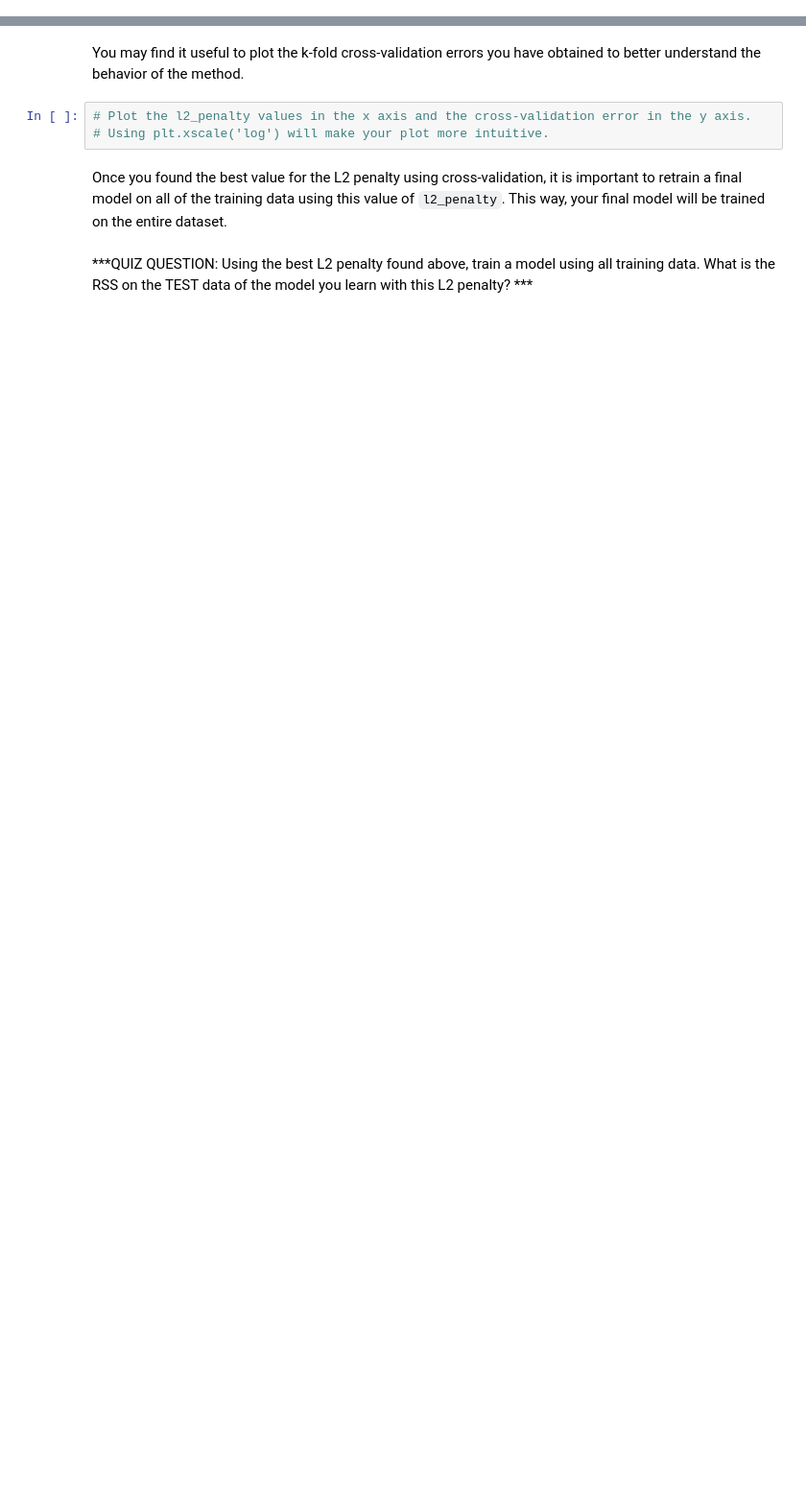
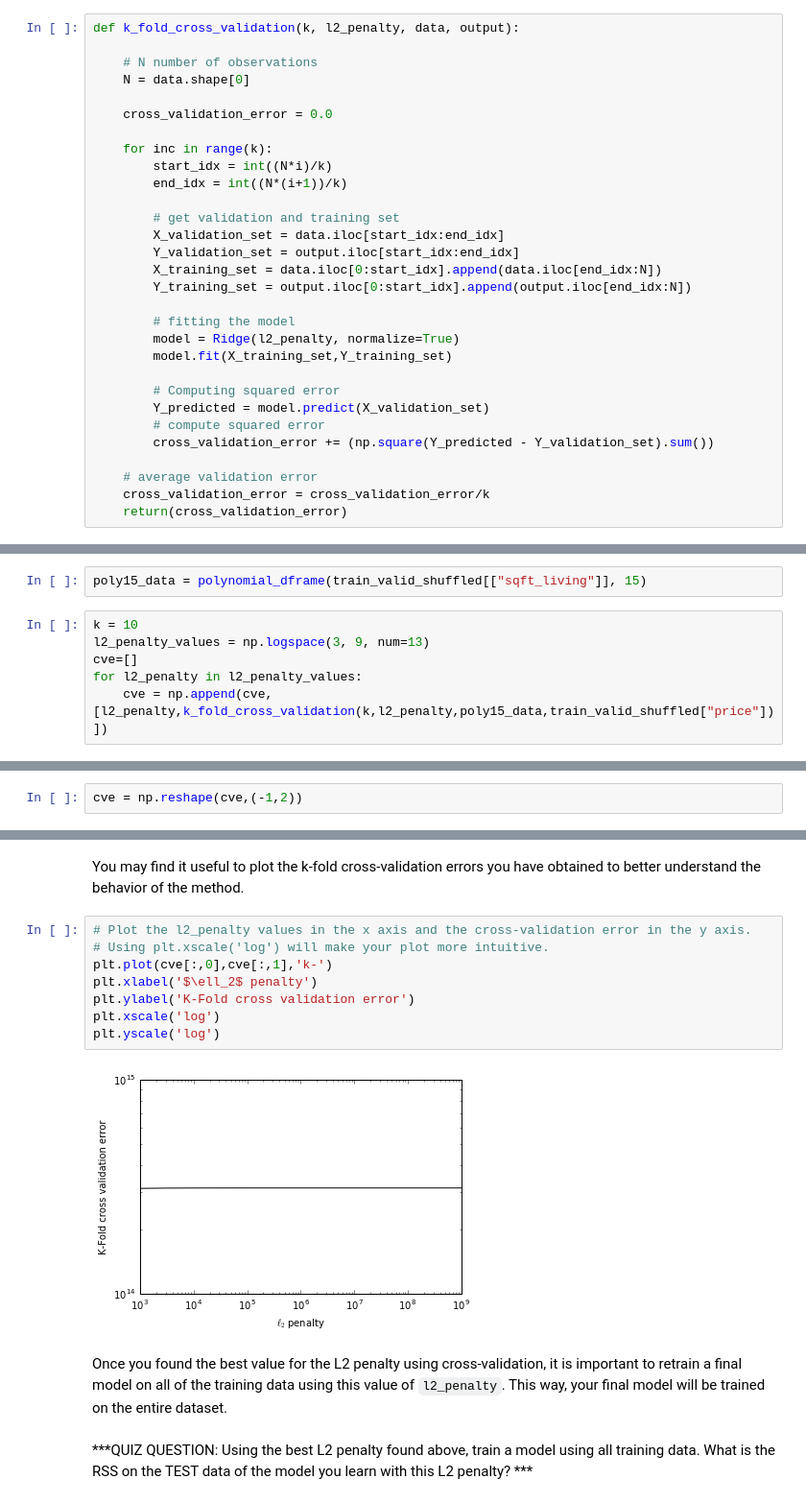
Before and after one commit to ddumet/coursera_machine_learning_pathway_regression, a Jupyter notebook: week-4-ridge-regression-assignment-1.ipynb, the cells around one changed output, grey strips where cells are left out. Shown at 96% size. Cells and saved outputs as stored; diff of their text form; blank space fills up the shorter version.

Commit message:
Cross validation for identifying best L2 penalty

```diff
--- a/week-4-ridge-regression-assignment-1.ipynb
+++ b/week-4-ridge-regression-assignment-1.ipynb
@@ -504,3 +514,33 @@ def k_fold_cross_validation(k, l2_penalty, data, output_name, features_list):
+# %%
+def k_fold_cross_validation(k, l2_penalty, data, output):
+
+    # N number of observations
+    N = data.shape[0]
+
+    cross_validation_error = 0.0
+
+    for inc in range(k):
+        start_idx = int((N*i)/k)
+        end_idx = int((N*(i+1))/k)
+
+        # get validation and training set
+        X_validation_set = data.iloc[start_idx:end_idx]
+        Y_validation_set = output.iloc[start_idx:end_idx]
+        X_training_set = data.iloc[0:start_idx].append(data.iloc[end_idx:N])
+        Y_training_set = output.iloc[0:start_idx].append(output.iloc[end_idx:N])
+
+        # fitting the model
+        model = Ridge(l2_penalty, normalize=True)
+        model.fit(X_training_set,Y_training_set)
+
+        # Computing squared error
+        Y_predicted = model.predict(X_validation_set)
+        # compute squared error
+        cross_validation_error += (np.square(Y_predicted - Y_validation_set).sum())
+
+    # average validation error
+    cross_validation_error = cross_validation_error/k
+    return(cross_validation_error)
 # %% [markdown]
 Once we have a function to compute the average validation error for a model, we can write a loop to find the model that minimizes the average validation error. Write a loop that does the following:
 * We will again be aiming to fit a 15th-order polynomial model using the `sqft_living` input
@@ -509,3 +549,11 @@ Once we have a function to compute the average validation error for a model, we
 * Report which L2 penalty produced the lowest average validation error.
 
 Note: since the degree of the polynomial is now fixed to 15, to make things faster, you should generate polynomial features in advance and re-use them throughout the loop. Make sure to use `train_valid_shuffled` when generating polynomial features!
+# %%
+poly15_data = polynomial_dframe(train_valid_shuffled[["sqft_living"]], 15)
+# %%
+k = 10
+l2_penalty_values = np.logspace(3, 9, num=13)
+cve=[]
+for l2_penalty in l2_penalty_values:
+    cve = np.append(cve,[l2_penalty,k_fold_cross_validation(k,l2_penalty,poly15_data,train_valid_shuffled["price"])])
@@ -511,0 +574,2 @@ Note: since the degree of the polynomial is now fixed to 15, to make things fast
+# %%
+cve = np.reshape(cve,(-1,2))
@@ -516,6 +606,13 @@ You may find it useful to plot the k-fold cross-validation errors you have obtai
 # %%
 # Plot the l2_penalty values in the x axis and the cross-validation error in the y axis.
 # Using plt.xscale('log') will make your plot more intuitive.
+plt.plot(cve[:,0],cve[:,1],'k-')
+plt.xlabel('$\ell_2$ penalty')
+plt.ylabel('K-Fold cross validation error')
+plt.xscale('log')
+plt.yscale('log')
+# %% [output]
+[figure, added]
 # %% [markdown]
 Once you found the best value for the L2 penalty using cross-validation, it is important to retrain a final model on all of the training data using this value of `l2_penalty`.  This way, your final model will be trained on the entire dataset.
 # %% [markdown]
```
Also changed, not shown: parts of 18 cells of this notebook.
